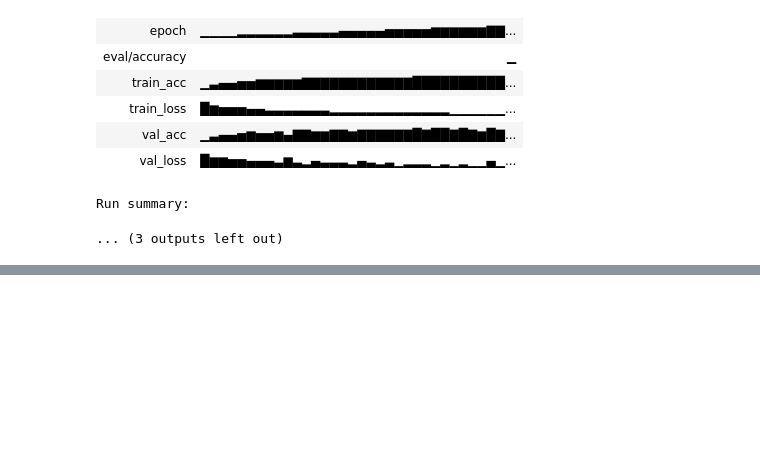
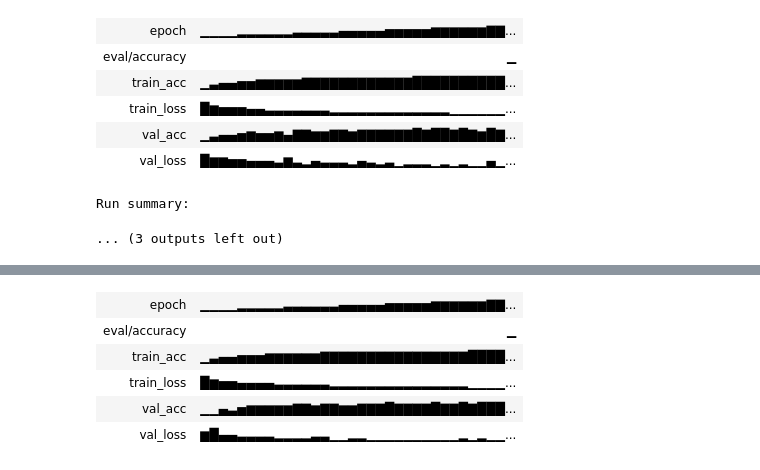
Before and after one commit to mannaluca02/del, a Jupyter notebook: src/00_first_model.ipynb, the cells around one changed output, grey strips where cells are left out. Cells and saved outputs as stored; diff of their text form; code cells hidden in the pictures; blank space fills up the shorter version.

```diff
--- a/src/00_first_model.ipynb
+++ b/src/00_first_model.ipynb
@@ -2574,0 +2990,90 @@ _Nach dem Training ausfüllen. Im W&B Report die Runs `phase2-baseline` und `h5-
+# %%
+# H9: Gewichts-Initialisierung (Default, Kaiming Normal, Xavier Normal)
+def apply_init(model, scheme):
+    """Initialisiert Conv- und Linear-Gewichte nach dem gewuenschten Schema."""
+    if scheme == "default":
+        return  # PyTorch-Default belassen
+
+    def _init(m):
+        if isinstance(m, (nn.Conv2d, nn.Linear)):
+            if scheme == "kaiming_normal":
+                nn.init.kaiming_normal_(m.weight, nonlinearity="relu")
+            elif scheme == "xavier_normal":
+                nn.init.xavier_normal_(m.weight)
+            else:
+                raise ValueError(f"Unbekanntes Init-Schema: {scheme}")
+            if m.bias is not None:
+                nn.init.zeros_(m.bias)
+
+    model.apply(_init)
+
+
+init_schemes = ["default", "kaiming_normal", "xavier_normal"]
+history_h9_runs = {}
+results_h9_runs = {}
+
+for scheme in init_schemes:
+    print(f"\n{'='*60}")
+    print(f"H9 BaseCNN mit Init-Schema: {scheme}")
+    print(f"{'='*60}")
+
+    run = wandb.init(
+        project="del-mini-challenge",
+        name=f"h9-init-{scheme}",
+        config={
+            "architecture": "BaseCNN",
+            "optimizer": "SGD",
+            "lr": best_lr,
+            "momentum": 0.0,
+            "weight_decay": 0.0,
+            "batch_size": best_bs,
+            "epochs": PHASE2_EPOCHS,
+            "init_scheme": scheme,
+            "experiment": "h9-weight-init",
+            "hypothesis": "Kaiming Normal > Default > Xavier Normal",
+        },
+        reinit=True,
+    )
+
+    torch.manual_seed(42)
+    model_h9 = BaseCNN(NUM_CLASSES).to(device)
+    apply_init(model_h9, scheme)
+
+    optimizer_h9 = optim.SGD(model_h9.parameters(), lr=best_lr)
+
+    history_h9 = train_model(
+        model_h9,
+        train_loader,
+        val_loader,
+        criterion,
+        optimizer_h9,
+        device,
+        epochs=PHASE2_EPOCHS,
+    )
+
+    results_h9 = evaluate_model(
+        model_h9,
+        val_loader,
+        CLASS_NAMES,
+        device,
+        channel_mean,
+        channel_std,
+    )
+
+    history_h9_runs[scheme] = history_h9
+    results_h9_runs[scheme] = results_h9
+
+    peak = max(history_h9["val_acc"])
+    print(
+        f"\ninit={scheme} | Peak Val Acc: {peak:.4f} | Baseline: {peak_val_acc_base:.4f} | Diff: {(peak - peak_val_acc_base)*100:+.2f} pp"
+    )
+    wandb.finish()
+
+print("\n--- Zusammenfassung H9 Gewichts-Initialisierung ---")
+for scheme in init_schemes:
+    peak = max(history_h9_runs[scheme]["val_acc"])
+    last = history_h9_runs[scheme]["val_acc"][-1]
+    print(
+        f"init={scheme:<18} | Peak {peak:.4f} | Last {last:.4f} | Diff Peak {(peak - peak_val_acc_base)*100:+.2f} pp"
+    )
+# %% [output]
@@ -2574,0 +3108,6 @@ _Nach dem Training ausfüllen. Im W&B Report die Runs `phase2-baseline` und `h5-
+| epoch | ▁▁▁▁▂▂▂▂▂▃▃▃▃▃▃▄▄▄▄▄▅▅▅▅▅▆▆▆▆▆▆▇▇... |
+| eval/accuracy | ▁ |
+| train_acc | ▁▃▄▄▅▅▅▆▆▆▆▆▆▇▇▇▇▇▇▇▇▇▇▇▇▇▇▇▇████... |
+| train_loss | █▆▅▅▄▄▄▄▃▃▃▃▃▃▂▂▂▂▂▂▂▂▂▂▂▂▂▂▂▁▁▁▁... |
+| val_acc | ▁▁▄▃▅▆▆▆▆▆▇▇▆▇▇▆▆▇▇▇█▇▇▇▇█▇▇█▇███... |
+| val_loss | ▆█▄▄▃▃▃▃▂▂▂▂▃▃▁▁▂▂▁▁▁▁▁▁▁▁▁▁▂▁▂▁▁... |
```
Also changed, not shown: parts of 25 cells of this notebook, 1 other file.
